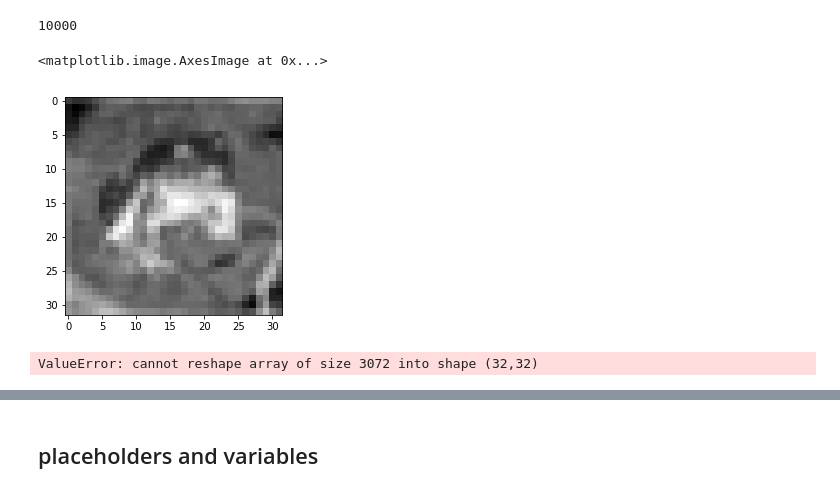
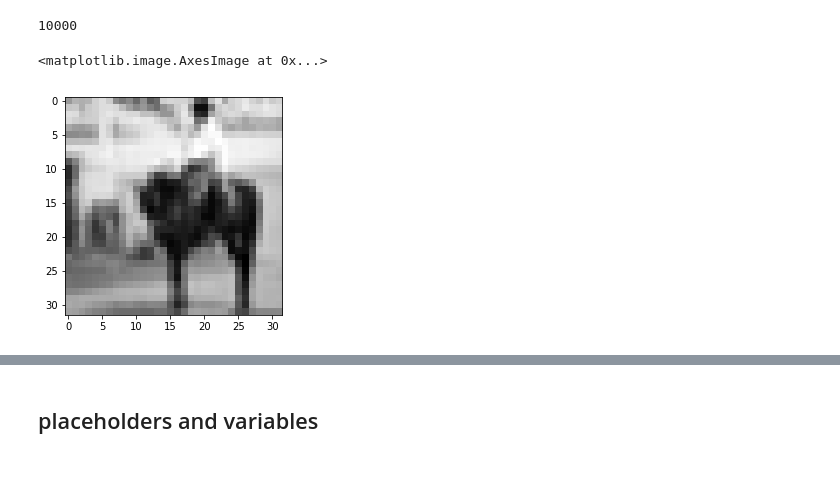
Before and after one commit to zfreedman/tfnn, a Jupyter notebook: code/cnn/cifar10_softmax_nn.ipynb, the cells around one changed output, grey strips where cells are left out. Cells and saved outputs as stored; diff of their text form; code cells hidden in the pictures.

```diff
--- a/code/cnn/cifar10_softmax_nn.ipynb
+++ b/code/cnn/cifar10_softmax_nn.ipynb
@@ -145,12 +161,11 @@ for i in range(len(data)):
         green = data[i][1*pixels + j]
         blue = data[i][2*pixels + j]
         img.append(.21 * red + .72 * green + .07 * blue)
+# %%
+#convert to numpy array
+black_and_white_data = np.asarray(black_and_white_data)
 # %%
-plt.imshow(np.asarray(black_and_white_data[0]).reshape(img_dim), cmap="gist_gray")
+plt.imshow(black_and_white_data[11].reshape(img_dim), cmap="gist_gray")
 # %% [output]
 <matplotlib.image.AxesImage at 0x...>
-[figure, old version]
+[figure, new version]
-# %%
-plt.imshow(data[0].reshape([32, 32]))
-# %% [output]
-ValueError: cannot reshape array of size 3072 into shape (32,32)
```
Also changed, not shown: parts of 24 cells of this notebook.
